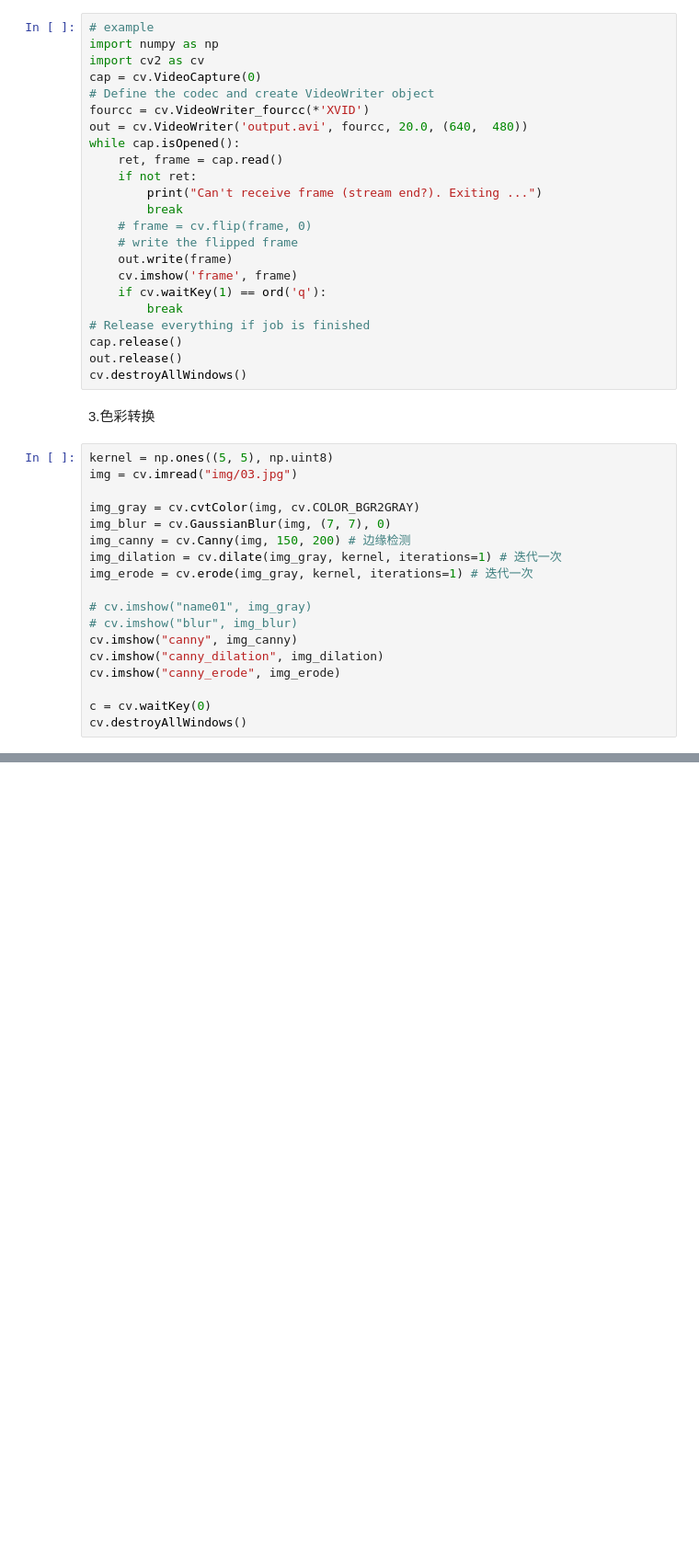
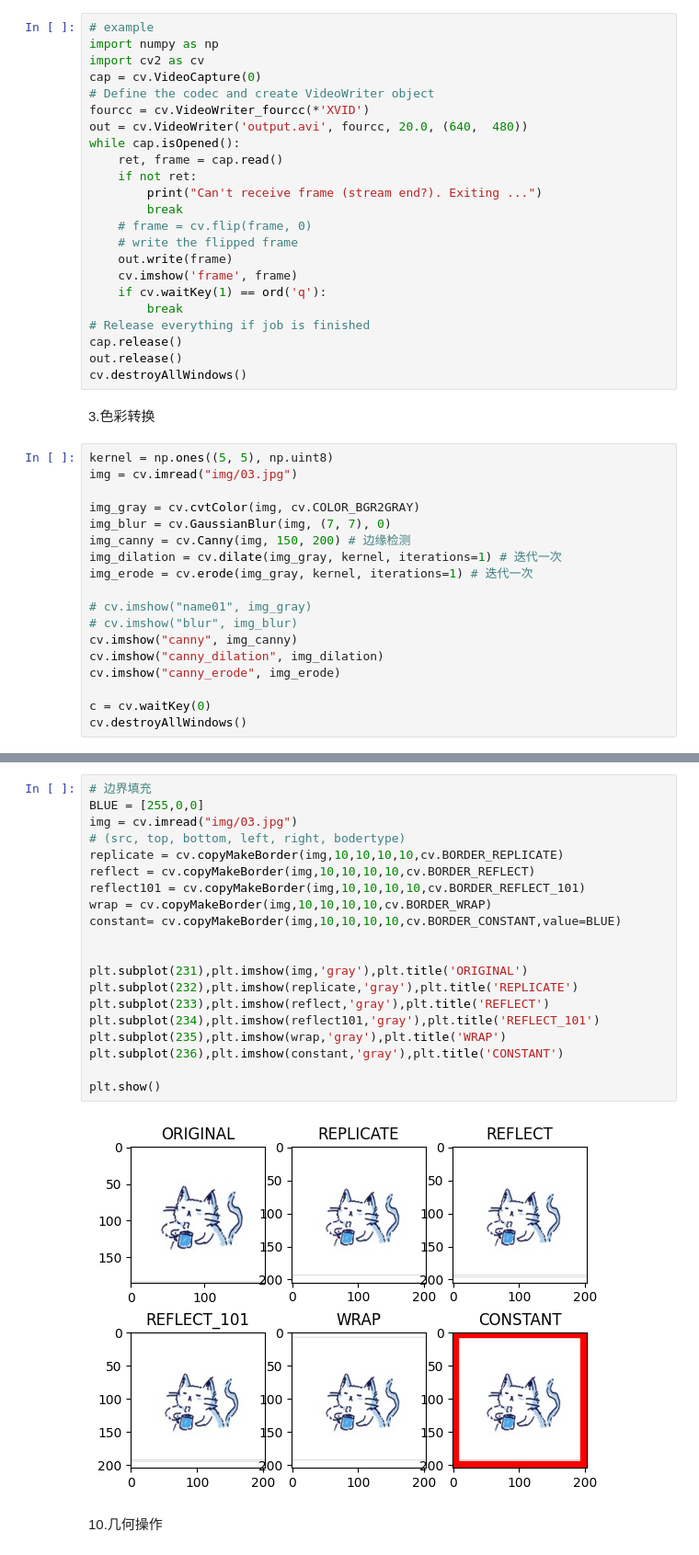
Before and after one commit to Wanggs2418/OpenCV_intro, a Jupyter notebook: code/python_CV/intro.ipynb, the cells around one changed output, grey strips where cells are left out. Shown: that part at 92% size. Saved outputs shown, nothing was run; the diff lists cells and outputs as text; blank space fills up the shorter version.

```diff
--- a/code/python_CV/intro.ipynb
+++ b/code/python_CV/intro.ipynb
@@ -94,0 +216,24 @@ cv.destroyAllWindows()
+# %%
+# 边界填充
+BLUE = [255,0,0]
+img = cv.imread("img/03.jpg")
+# (src, top, bottom, left, right, bodertype)
+replicate = cv.copyMakeBorder(img,10,10,10,10,cv.BORDER_REPLICATE)
+reflect = cv.copyMakeBorder(img,10,10,10,10,cv.BORDER_REFLECT)
+reflect101 = cv.copyMakeBorder(img,10,10,10,10,cv.BORDER_REFLECT_101)
+wrap = cv.copyMakeBorder(img,10,10,10,10,cv.BORDER_WRAP)
+constant= cv.copyMakeBorder(img,10,10,10,10,cv.BORDER_CONSTANT,value=BLUE)
+
+
+plt.subplot(231),plt.imshow(img,'gray'),plt.title('ORIGINAL')
+plt.subplot(232),plt.imshow(replicate,'gray'),plt.title('REPLICATE')
+plt.subplot(233),plt.imshow(reflect,'gray'),plt.title('REFLECT')
+plt.subplot(234),plt.imshow(reflect101,'gray'),plt.title('REFLECT_101')
+plt.subplot(235),plt.imshow(wrap,'gray'),plt.title('WRAP')
+plt.subplot(236),plt.imshow(constant,'gray'),plt.title('CONSTANT')
+
+plt.show()
+# %% [output]
+[figure, added]
+# %% [markdown]
+10.几何操作
```
Also changed, not shown: parts of 21 cells of this notebook, 5 other files.
